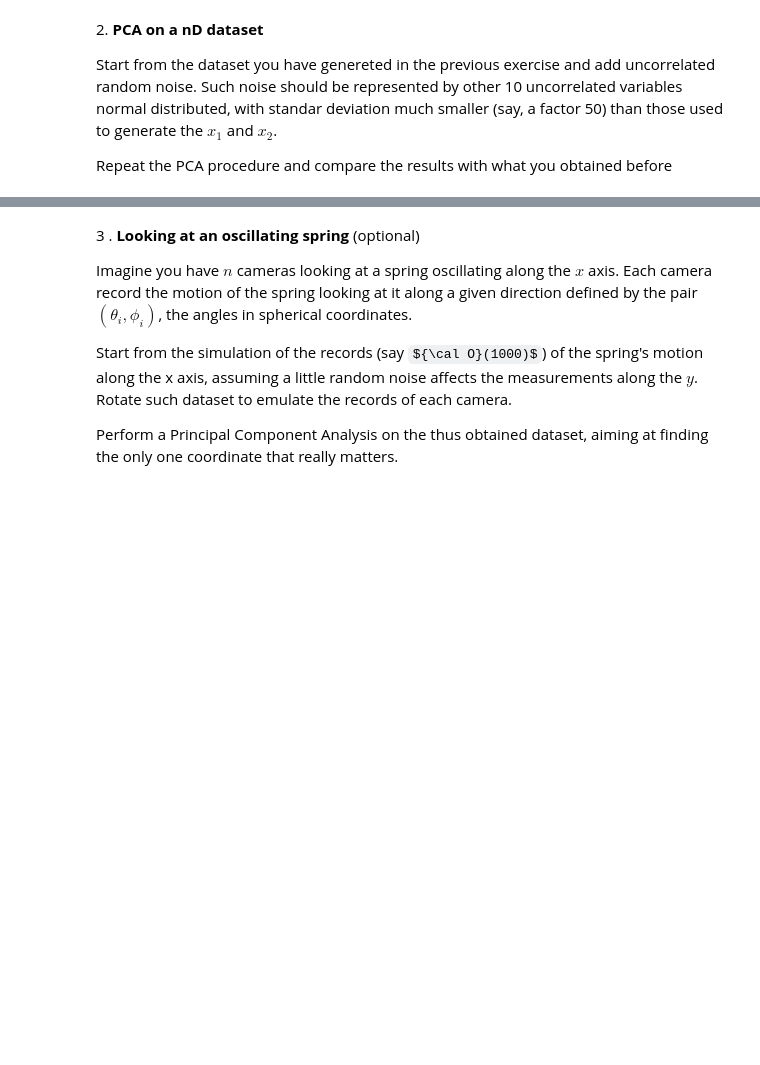
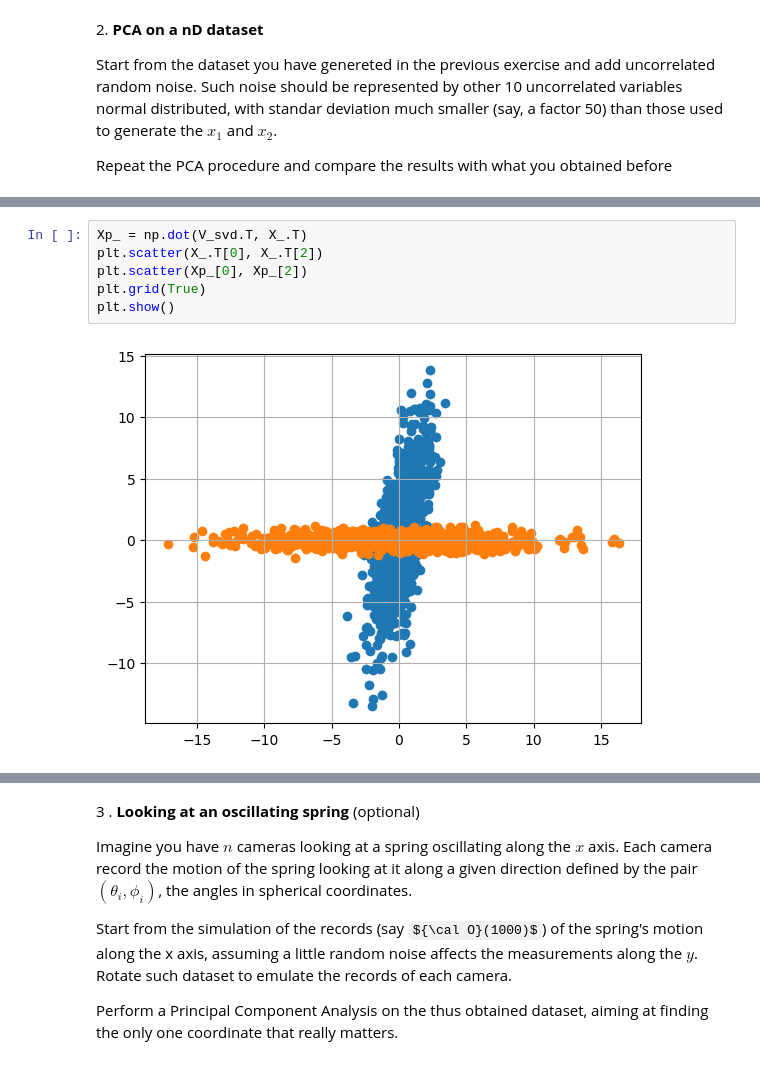
Before and after one commit to vepe99/LaboratoryOfComputationalPhysics_Y5, a Jupyter notebook: 08ex_LinearAlgebra.ipynb, the cells around one changed output, grey strips where cells are left out. Cells and saved outputs as stored; diff of their text form; some formulas as TeX source; blank space fills up the shorter version.

```diff
--- a/08ex_LinearAlgebra.ipynb
+++ b/08ex_LinearAlgebra.ipynb
@@ -78,0 +171,8 @@ Repeat the PCA procedure and compare the results with what you obtained before
+# %%
+Xp_ = np.dot(V_svd.T, X_.T)
+plt.scatter(X_.T[0], X_.T[2])
+plt.scatter(Xp_[0], Xp_[2])
+plt.grid(True)
+plt.show()
+# %% [output]
+[figure, added]
```
Also changed, not shown: parts of 19 cells of this notebook.
